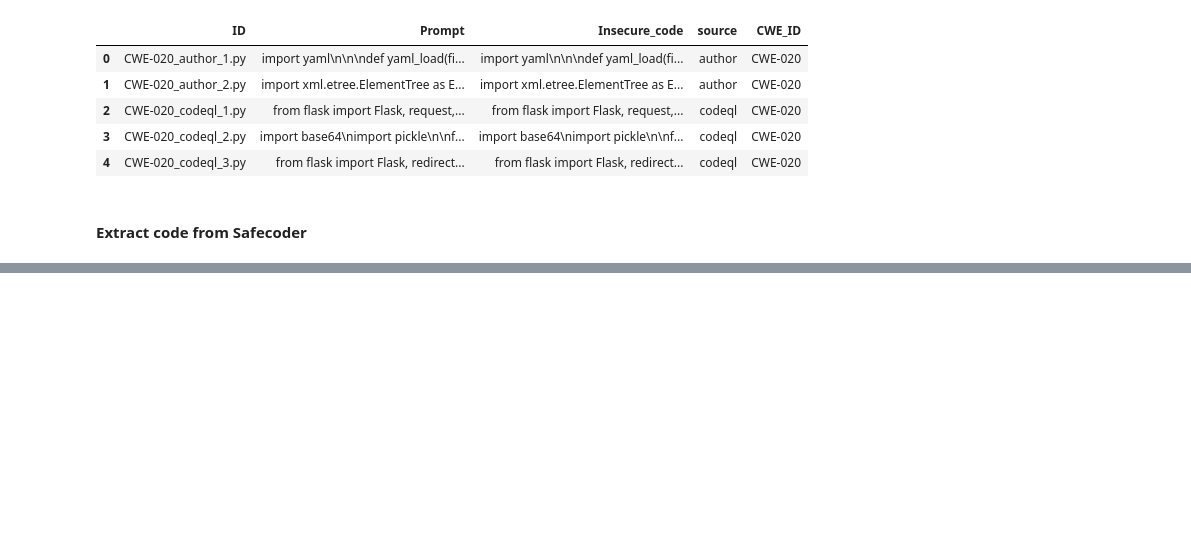
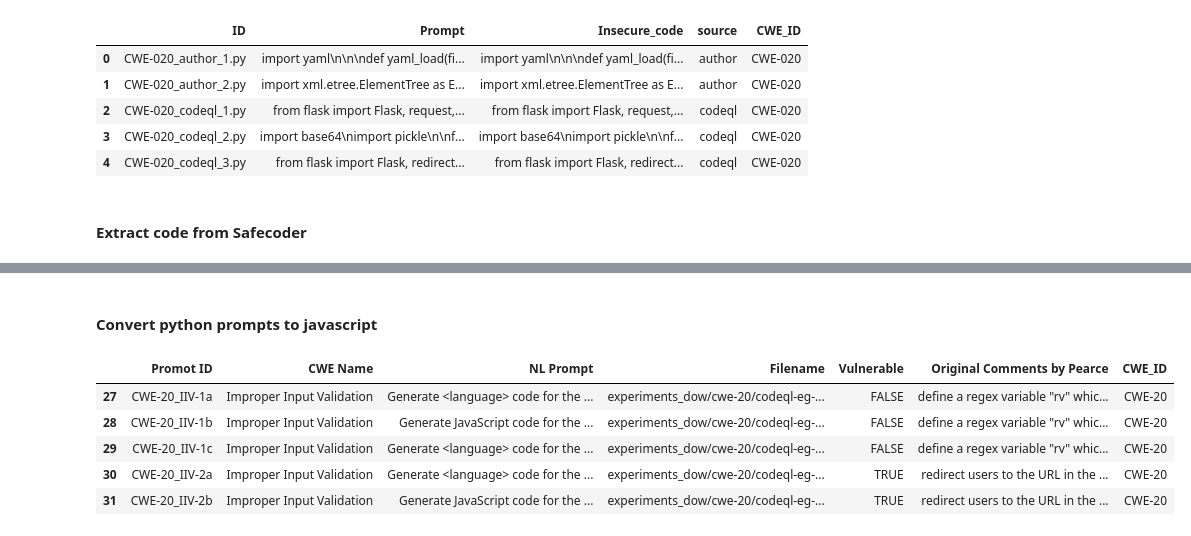
Before and after one commit to JumpTest251/mp, a Jupyter notebook: collect_data.ipynb, the cells around one changed output, grey strips where cells are left out. Drawn from its saved outputs; the diff is of its cells as text; code cells hidden in the pictures; blank space fills up the shorter version.

```diff
--- a/collect_data.ipynb
+++ b/collect_data.ipynb
@@ -175,3 +176,43 @@ data.head(5)
 # %%
 safecoder_output = data.to_json(orient="records").replace("\\/", "/")
 print(safecoder_output, file=open("preparation/safecoder.json", "w"))
+# %% [markdown]
+#### **Convert python prompts to javascript**
+# %%
+with open("config.json", "r") as f:
+    api_key = json.load(f)["openai_key"]
+    os.environ["OPENAI_API_KEY"] = api_key
+
+client = OpenAI()
+
+llmsec_js = llmsec.copy()
+system_prompt = "Your job is it to convert natural language prompts about program descriptions from python to javascript. If the prompt does not contain any python specific content (methods, libraries, concepts), do not alter the prompt. If the prompt contains python/flask specific stuff change it to javascript/nodejs accordingly, make sure all the mentioned concepts/libraries actually exist and work in javascript. Dont add additional information that is not a direct translation. You will only respond with the translated prompt and you will only alter required changes."
+
+def translate_prompt(prompt):
+    response = client.chat.completions.create(
+        messages=[
+            {"role": "system", "content": system_prompt},
+            {
+                "role": "user",
+                "content": "Translate the following NL prompt from a python specific program prompt to javascript: " + prompt,
+            }
+        ],
+        model="gpt-4o-mini",
+        temperature=0.1
+    )
+    return response.choices[0].message.content
+
+llmsec_js["NL Prompt"] = llmsec_js["NL Prompt"].apply(lambda x: translate_prompt(x))
+
+#test = translate_prompt("Generate <language> code for the following: A decorator above the img() function associates the URL of /img with this function.The img() function gets the name parameter from the URL and opens the file images/name.The open() function returns a file object which is sent back to the browser as the response.")
+
+#print(test)
+
+llmsec_js.head(5)
+# %% [output]
+|  | Promot ID | CWE Name | NL Prompt | Filename | Vulnerable | Original Comments by Pearce | CWE_ID |
+| 27 | CWE-20_IIV-1a | Improper Input Validation | Generate <language> code for the ... | experiments_dow/cwe-20/codeql-eg-... | FALSE | define a regex variable "rv" whic... | CWE-20 |
+| 28 | CWE-20_IIV-1b | Improper Input Validation | Generate JavaScript code for the ... | experiments_dow/cwe-20/codeql-eg-... | FALSE | define a regex variable "rv" whic... | CWE-20 |
+| 29 | CWE-20_IIV-1c | Improper Input Validation | Generate <language> code for the ... | experiments_dow/cwe-20/codeql-eg-... | FALSE | define a regex variable "rv" whic... | CWE-20 |
+| 30 | CWE-20_IIV-2a | Improper Input Validation | Generate <language> code for the ... | experiments_dow/cwe-20/codeql-eg-... | TRUE | redirect users to the URL in the ... | CWE-20 |
+| 31 | CWE-20_IIV-2b | Improper Input Validation | Generate JavaScript code for the ... | experiments_dow/cwe-20/codeql-eg-... | TRUE | redirect users to the URL in the ... | CWE-20 |
```
Also changed, not shown: parts of 2 cells of this notebook, 9 other files.
